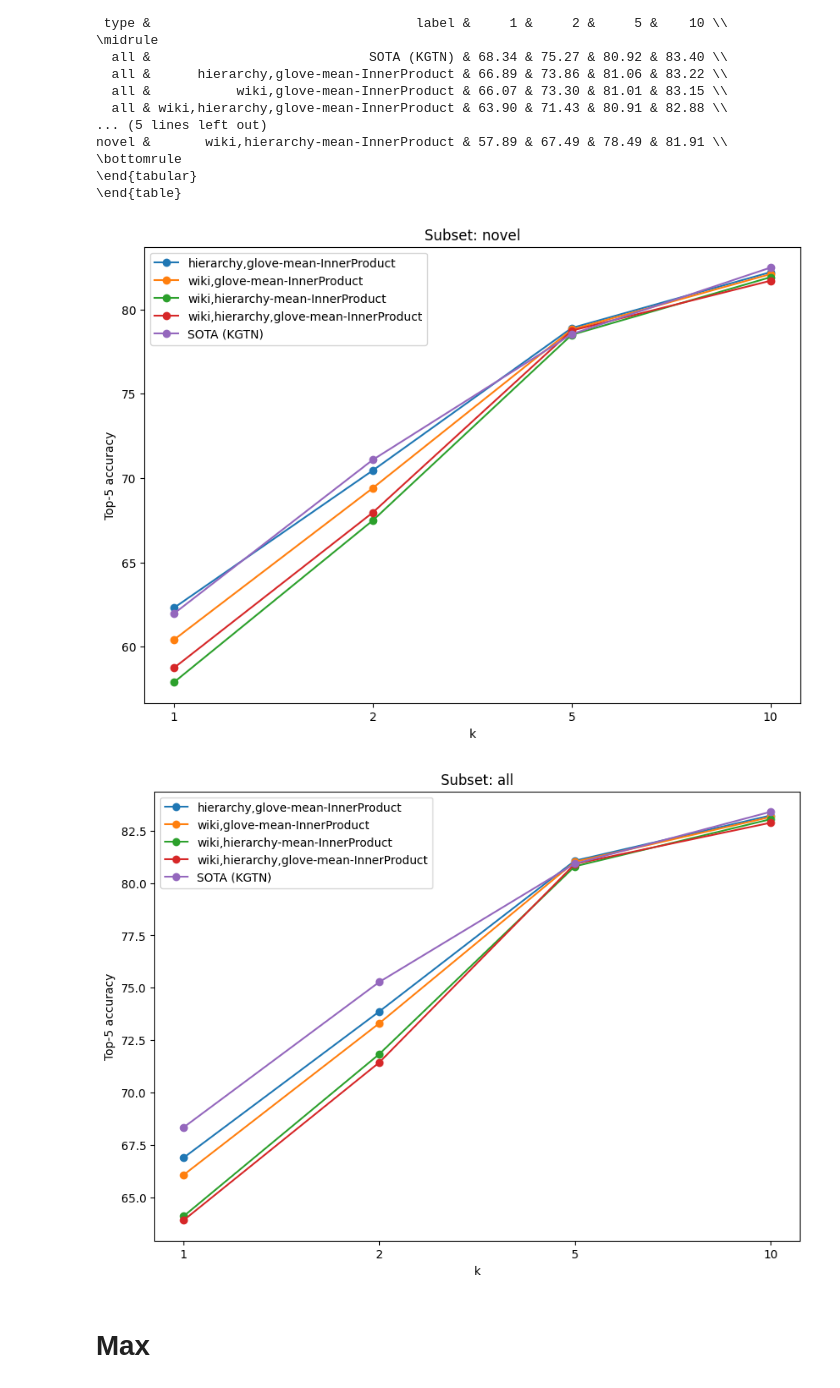
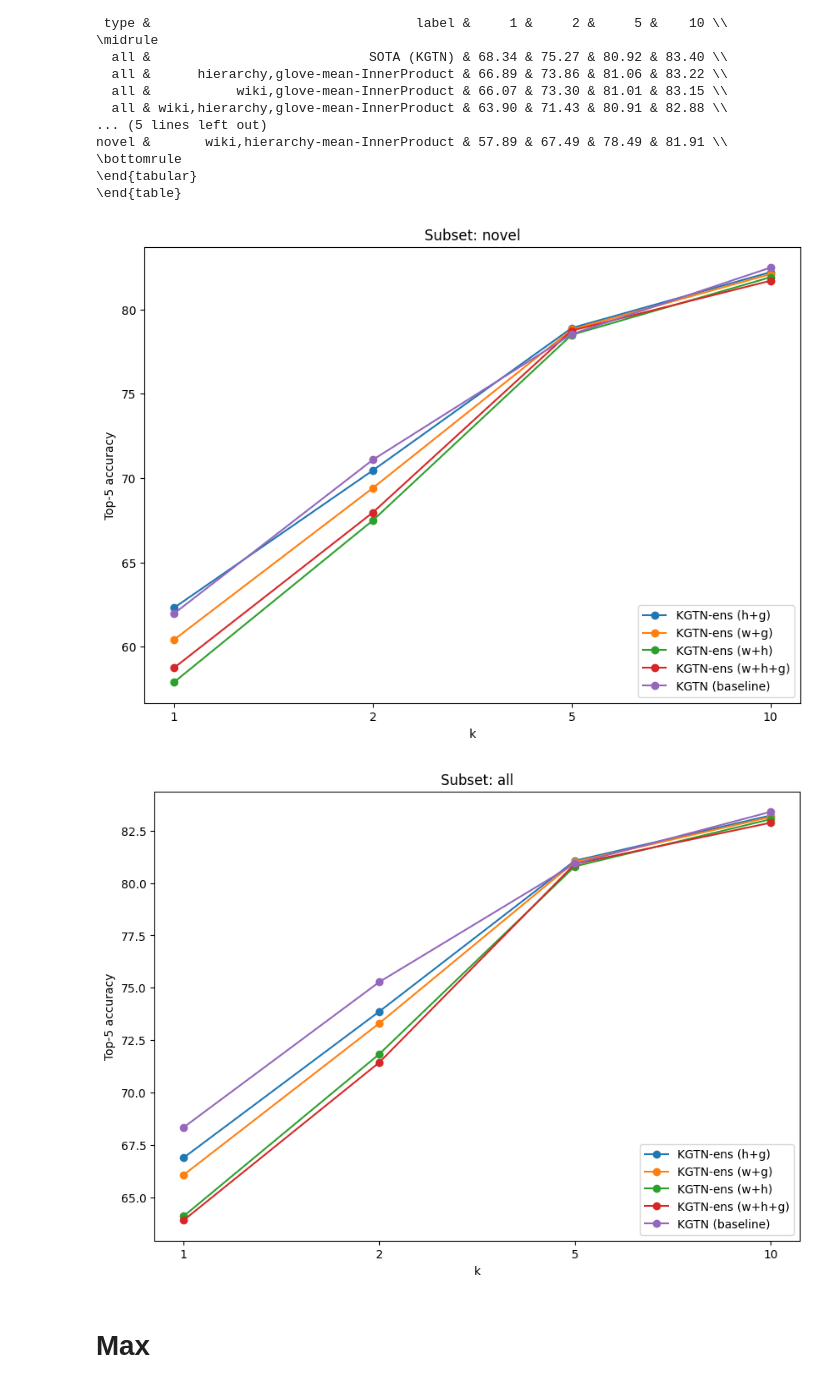
Before and after one commit to DominikFilipiak/KGTN-ens, a Jupyter notebook: notebooks/8_plots_kgtnens.ipynb, the cells around one changed output. Cells and saved outputs as stored; diff of their text form; code cells hidden in the pictures.

Commit message:
Better legend placement

```diff
--- a/notebooks/8_plots_kgtnens.ipynb
+++ b/notebooks/8_plots_kgtnens.ipynb
@@ -90,7 +90,12 @@ for suffix in [
 
 df = pd.DataFrame(results)
 df['label'] = df['label'].apply(lambda x: x.split('/')[-1])
-df['label'] = df['label'].replace(['KGTN_InnerProduct'], 'SOTA (KGTN)')
+df['label'] = df['label'].replace(['KGTN_InnerProduct'], 'KGTN (baseline)')
+df['label'] = df['label'].replace(['hierarchy,glove-mean-InnerProduct'], 'KGTN-ens (h+g)')
+df['label'] = df['label'].replace(['wiki,glove-mean-InnerProduct'], 'KGTN-ens (w+g)')
+df['label'] = df['label'].replace(['wiki,hierarchy-mean-InnerProduct'], 'KGTN-ens (w+h)')
+df['label'] = df['label'].replace(['wiki,hierarchy,glove-mean-InnerProduct'], 'KGTN-ens (w+h+g)')
+
 df
 # %% [output]
 |  | 1 | 2 | 5 | 10 | type | label |
@@ -133,22 +138,22 @@ novel &       wiki,hierarchy-mean-InnerProduct & 57.89 & 67.49 & 78.49 & 81.91 \
 # %%
 
 labels = ["1", "2", "5", "10"]
 
 for current_type in ['novel', 'all']:
     plt.figure(figsize=(10,7))
     for x in df[df.type == current_type].iterrows():
         # print(x[1][:4].tolist())
         plt.plot(labels, x[1][:4].tolist(), marker='o', label=x[1]['label'])
-        plt.legend()
+        plt.legend(loc='lower right')
         plt.title(f'Subset: {current_type}')
         plt.ylabel('Top-5 accuracy')
         plt.xlabel('k')
 
     # plt.show()
     tikzplotlib.save(f"{FIGURES_DIR}/mean_{current_type}.tex")
 # %% [output]
-[figure, old version]
+[figure, new version]
-[figure, old version]
+[figure, new version]
 # %% [markdown]
 # Max
 # %%
```
Also changed, not shown: parts of 3 cells of this notebook.
